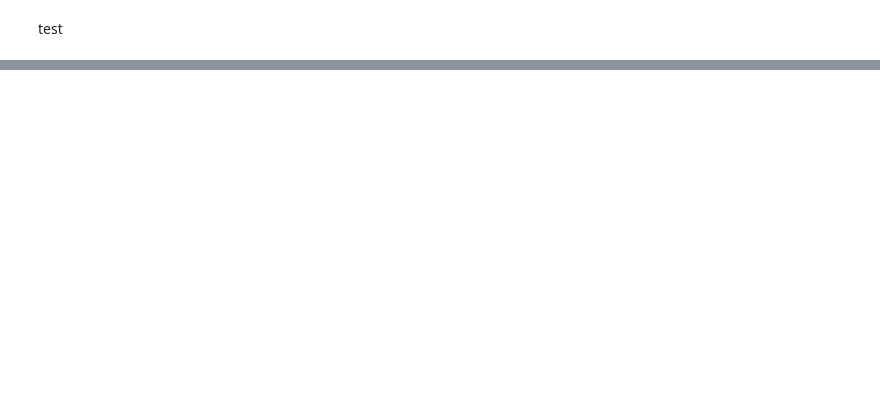
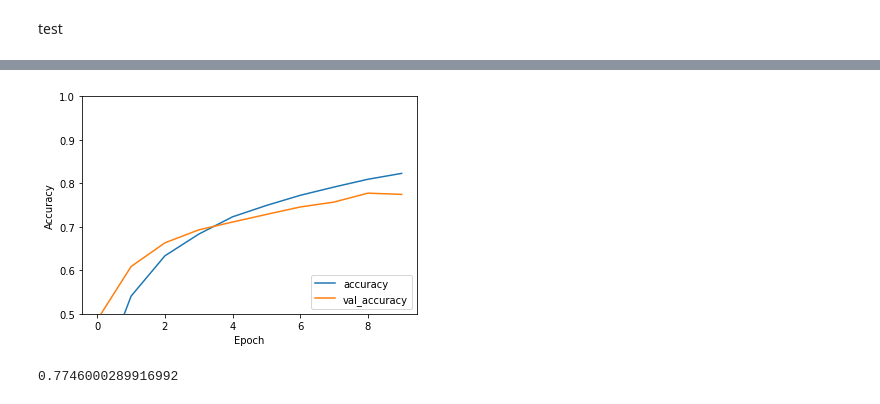
Before and after one commit to Kggzzz/AIOritotype2022, a Jupyter notebook: Tensorflow(network).ipynb, the cells around one changed output, grey strips where cells are left out. Drawn from its saved outputs; the diff is of its cells as text; code cells hidden in the pictures; blank space fills up the shorter version.

```diff
--- a/Tensorflow(network).ipynb
+++ b/Tensorflow(network).ipynb
@@ -270,0 +377,23 @@ print(test_acc)
+# %%
+my_input = keras.Input(shape=(32, 32, 3), name="img_2")
+x = layers.Conv2D(32, 3, activation="relu")(my_input)
+x = layers.Conv2D(64, 3, activation="relu")(x)
+block_1 = layers.MaxPooling2D(2,2)(x)
+
+x = layers.Conv2D(64, 3, activation="relu", padding="same")(block_1)
+x = layers.Conv2D(64, 3, activation="relu", padding="same")(x)
+block_2= layers.add([x, block_1])
+
+x = layers.Conv2D(64, 3, activation="relu", padding="same")(block_2)
+x = layers.Conv2D(64, 3, activation="relu", padding="same")(x)
+block_3 = layers.add([x, block_2])
+
+x = layers.Conv2D(64, 3, activation="relu")(block_3)
+x = layers.GlobalAveragePooling2D()(x)
+x = layers.Flatten()(x)
+x = layers.Dense(64, activation="relu")(x)
+
+my_output = layers.Dense(10)(x)
+
+my_model = keras.Model(my_input, my_output, name="my_model")
+my_model.summary()
@@ -270,0 +422,7 @@ print(test_acc)
+# %%
+my_model.compile(optimizer='adam',
+              loss=tf.keras.losses.SparseCategoricalCrossentropy(from_logits=True),
+              metrics=['accuracy'])
+# %%
+History = my_model.fit(train_images, train_labels, epochs=10,
+                    validation_data=(test_images, test_labels))
@@ -270,0 +452,10 @@ print(test_acc)
+# %%
+plt.plot(History.history['accuracy'], label='accuracy')
+plt.plot(History.history['val_accuracy'], label = 'val_accuracy')
+plt.xlabel('Epoch')
+plt.ylabel('Accuracy')
+plt.ylim([0.5, 1])
+plt.legend(loc='lower right')
+
+test_loss2, test_acc2 = my_model.evaluate(test_images, test_labels, verbose=2)
+# %% [output]
@@ -270,0 +463,5 @@ print(test_acc)
+[figure, added]
+# %%
+print(test_acc2)
+# %% [output]
+0.7746000289916992
```
Also changed, not shown: parts of 42 cells of this notebook.
